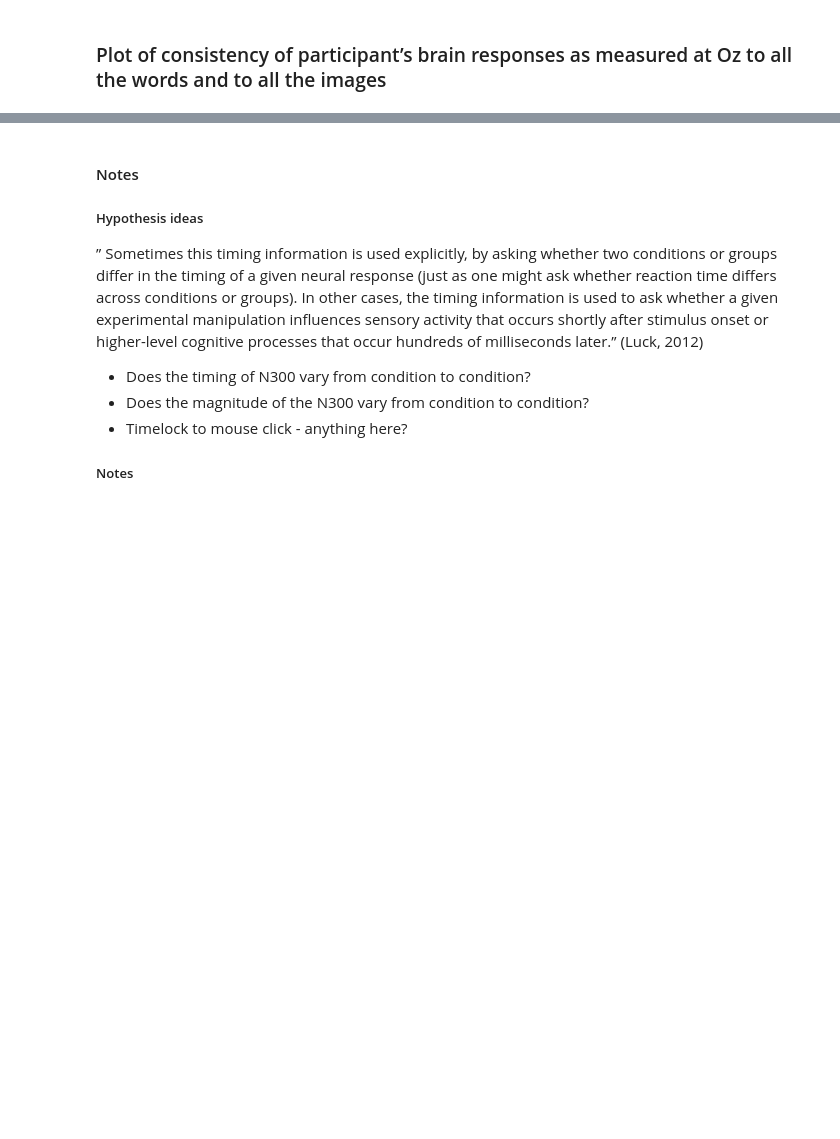
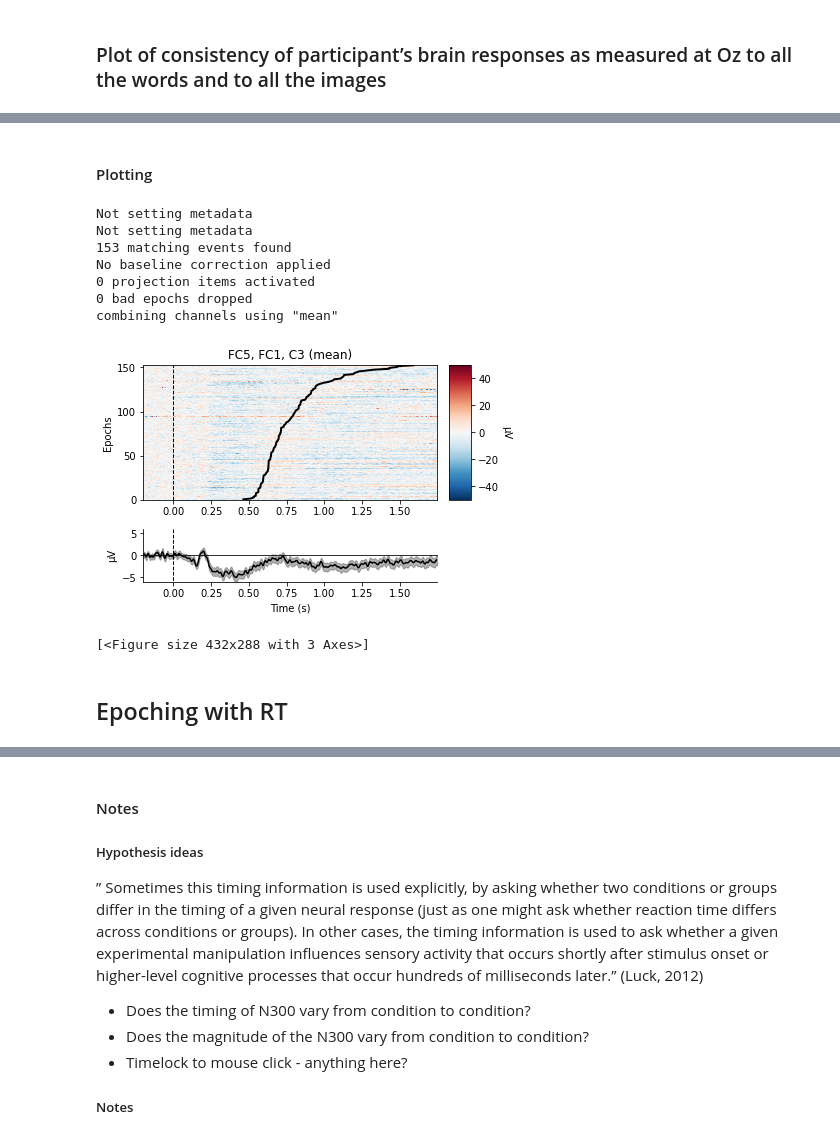
Before and after one commit to laurabpaulsen/EEG_and_mouse_tracking, a Jupyter notebook: ICA.ipynb, the cells around one changed output, grey strips where cells are left out. Drawn from its saved outputs; the diff is of its cells as text; code cells hidden in the pictures; blank space fills up the shorter version.

```diff
--- a/ICA.ipynb
+++ b/ICA.ipynb
@@ -400,0 +305,9 @@ AttributeError: 'Epochs' object has no attribute 'ndim'
+# %%
+# reading in data frame with reaction times
+data_mouse = pd.read_csv('Stroop_mouse_EEG_data/behavioural/trial_info.csv')
+
+# extracting reation times
+overlay_times_mouse = data_mouse['rt']
+
+# gettting the order (argsort returns the indicies which sorts the data)
+order = np.argsort(overlay_times_mouse)
@@ -400,0 +340,16 @@ AttributeError: 'Epochs' object has no attribute 'ndim'
+# %%
+# dictionary containing information of the events
+event_id1 = {'Image/cNeu': 11, # Image trigger neutral condition
+            'Image/cCon': 21, # Image trigger congruent condition
+            'Image/cInc': 31  # Image trigger incongruent condition
+}
+
+# tmin and tmax
+tmin_rt, tmax_rt = -0.2, 1.75
+
+# choosing only EEG channels for epoching
+picks1 = mne.pick_types(raw.info, eeg=True, eog=False)
+
+# creating epocks
+epochs_rt = mne.Epochs(raw, events1, event_id1, tmin_rt, tmax_rt, picks = picks1, baseline=(None, 0), reject=None, preload=True, verbose = True)
+epochs_rt = epochs_rt.resample(250)
@@ -400,0 +365,23 @@ AttributeError: 'Epochs' object has no attribute 'ndim'
+# %% [markdown]
+#### Plotting
+# %%
+#plt_times = np.linspace(0, .2, len(epochs_rt))
+#plt.close('all')
+
+# Plotting the 11 channels found in cluster-based permutation test
+#mne.viz.plot_epochs_image(epochs_rt, order=order, overlay_times=overlay_times_mouse, group_by={'11 channels from clusterbased permutation test': [1, 5, 6, 7, 10, 11, 12, 16, 17, 21, 22]}, combine = 'mean')
+
+# Plotting select channels
+mne.viz.plot_epochs_image(epochs_rt, order=order, overlay_times=overlay_times_mouse, group_by={'FC5, FC1, C3' : [5, 6, 10]}, combine = 'mean', cmap = 'interactive')
+# %% [output]
+Not setting metadata
+Not setting metadata
+153 matching events found
+No baseline correction applied
+0 projection items activated
+0 bad epochs dropped
+combining channels using "mean"
+[figure, added]
+[<Figure size 432x288 with 3 Axes>]
+# %% [markdown]
+## Epoching with RT
```
Also changed, not shown: parts of 37 cells of this notebook, 4 other files.
